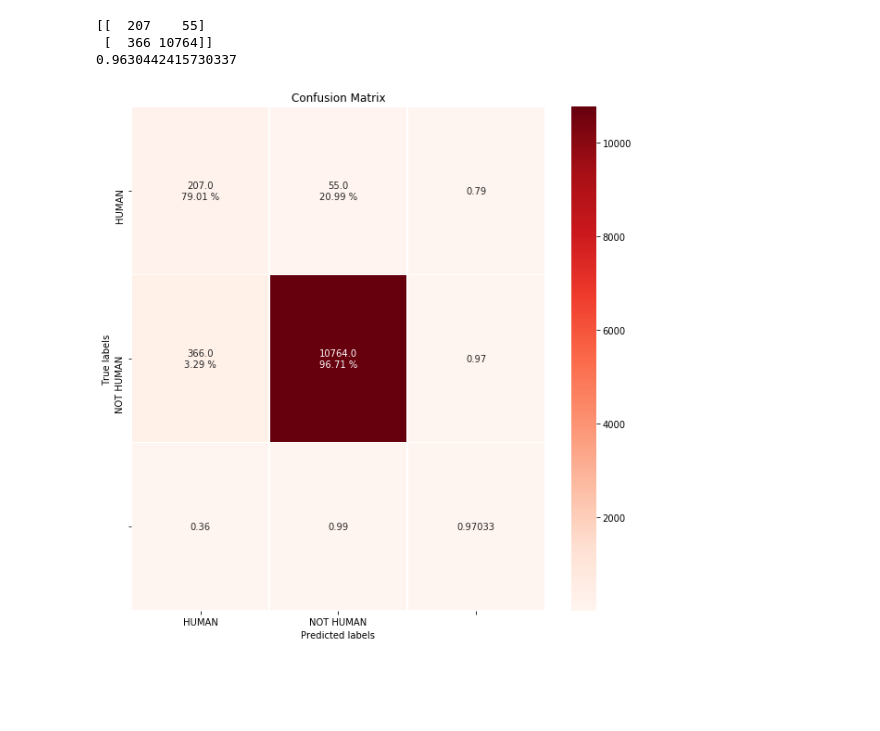
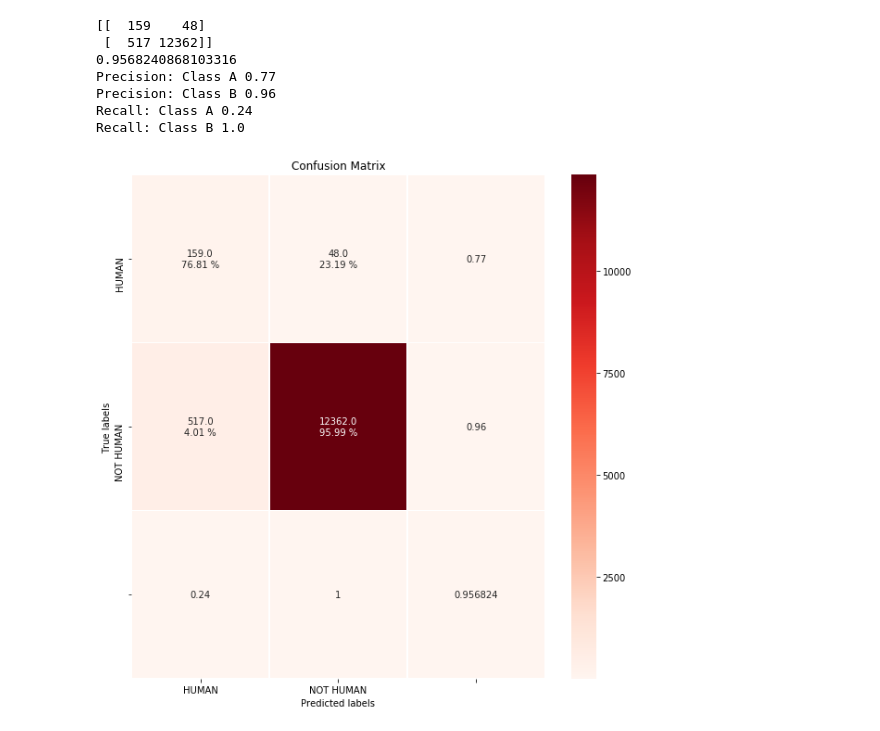
Before and after one commit to KamalByanjankar/MinimizeFeatureVectorUsingPCA, a Jupyter notebook: Human_Non_Human_Separation.ipynb, the cells around one changed output. Drawn from its saved outputs; the diff is of its cells as text; code cells hidden in the pictures; blank space fills up the shorter version.

```diff
--- a/Human_Non_Human_Separation.ipynb
+++ b/Human_Non_Human_Separation.ipynb
@@ -69,12 +79,12 @@ wall_2_fft = get_fft_set(wall_2)
 # %%
-car = car_front_1_fft + car_side_1_fft + car_side_2_fft + car_back_1_fft + car_back_2_fft
-motorbike = motorbike_1_fft
+car = car_front_1_fft + car_front_2_fft + car_side_1_fft + car_side_2_fft + car_back_1_fft + car_back_2_fft
+motorbike = motorbike_1_fft + motorbike_2_fft
 cycle = cycle_1_fft
-human = human_A_fft + human_B_fft + human_C_fft + human_D_fft
-pillar = pillar_1_fft + pillar_2_fft
+human = human_A_fft + human_B_fft + human_C_fft + human_D_fft + human_E_fft
+pillar = pillar_1_fft + pillar_2_fft + pillar_2_fft
 stopper = stopper_1_fft + stopper_2_fft
 # ventilator = ventilator_1_fft
-wall = wall_1_fft + wall_1_fft
+wall = wall_1_fft + wall_2_fft + wall_3_fft
 
 print("Car:", len(car))
 print("Mototrbike:", len(motorbike))
@@ -127,17 +137,24 @@ y test data :  (11392,)
 # %%
 from sklearn.metrics import confusion_matrix
+from sklearn.metrics import accuracy_score, confusion_matrix
 
-def create_confusion_matrix(cm, y_test):
-    confusion_matrix(result, y_Human_Non_Human_test)
+def create_confusion_matrix(result, y_test):
+    cm = confusion_matrix(result, y_test)
     import seaborn as sns
     import matplotlib.pyplot as plt
     sum = np.sum(cm, axis=1)
+    score = accuracy_score(result, y_test)
 
     from sklearn.metrics import precision_score, recall_score
     precision_CLASS_A = round(precision_score(y_test, result, average='binary',pos_label=labels[0]),2)
     precision_CLASS_B = round(precision_score(y_test, result, average='binary',pos_label=labels[1]),2)
     recall_CLASS_A = round(recall_score(y_test, result, average='binary',pos_label=labels[0]),2)
     recall_CLASS_B = round(recall_score(y_test, result, average='binary',pos_label=labels[1]),2)
+    print('Precision: Class A',precision_CLASS_A)
+    print('Precision: Class B',precision_CLASS_B)
+    print('Recall: Class A',recall_CLASS_A)
+    print('Recall: Class B',recall_CLASS_B)
+
     cm_new = np.append(cm[0], precision_CLASS_A)
     cm_new2 = np.append(cm[1], precision_CLASS_B)
     cm_new3 = np.array([recall_CLASS_A, recall_CLASS_B, score])
@@ -153,12 +170,13 @@ def create_confusion_matrix(cm, y_test):
     ax.set_title('Confusion Matrix');
     counter = 0
     for i in range(0,2):
-        for j in range(0,2):
+        for j in range(0,3):
             percentage = cm[i][j]/sum[i]
-            if (counter+1)/3 == 1:
-                counter += 1
             t = ax.texts[counter]
-            t.set_text(str(cm[i][j]) + '\n' + str(round(percentage*100,2)) + " %")
+            if j == 2:
+                t.set_text(str(cm[i][j]))
+            else:
+                t.set_text(str(cm[i][j]) + '\n' + str(round(percentage*100,2)) + " %")
             counter = counter + 1
 
     ax.xaxis.set_ticklabels(labels)
@@ -229,21 +236,25 @@ create_confusion_matrix(cm, y_Human_Non_Human_test)
 # %%
 from sklearn.neighbors import KNeighborsClassifier
 
 clf = KNeighborsClassifier(n_neighbors=5)
 clf.fit(normalized_X_Human_Non_Human_train, y_Human_Non_Human_train)
 # print('\nThe number of neighbors used to predict the target : ',clf.n_neighbors)
 result = clf.predict(normalized_X_Human_Non_Human_test)
 
 cm = confusion_matrix(result, y_Human_Non_Human_test)
 print(cm)
 print(accuracy_score(result, y_Human_Non_Human_test))
 labels = ['HUMAN', 'NOT HUMAN']
-create_confusion_matrix(cm, y_Human_Non_Human_test)
+create_confusion_matrix(result, y_Human_Non_Human_test)
 # %% [output]
-[[  207    55]
- [  366 10764]]
-0.9630442415730337
+[[  159    48]
+ [  517 12362]]
+0.9568240868103316
+Precision: Class A 0.77
+Precision: Class B 0.96
+Recall: Class A 0.24
+Recall: Class B 1.0
-[figure, old version]
+[figure, new version]
 # %%
 from sklearn.svm import SVC
 # from sklearn.metrics import accuracy_score
```
Also changed, not shown: parts of 8 cells of this notebook, 3 other files.
